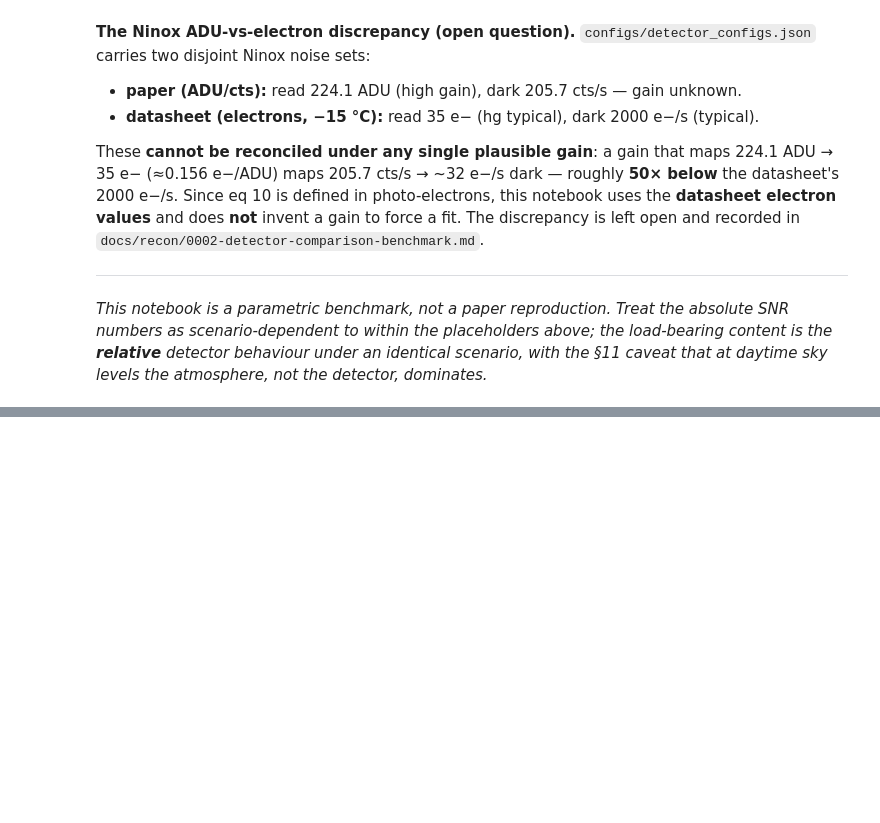
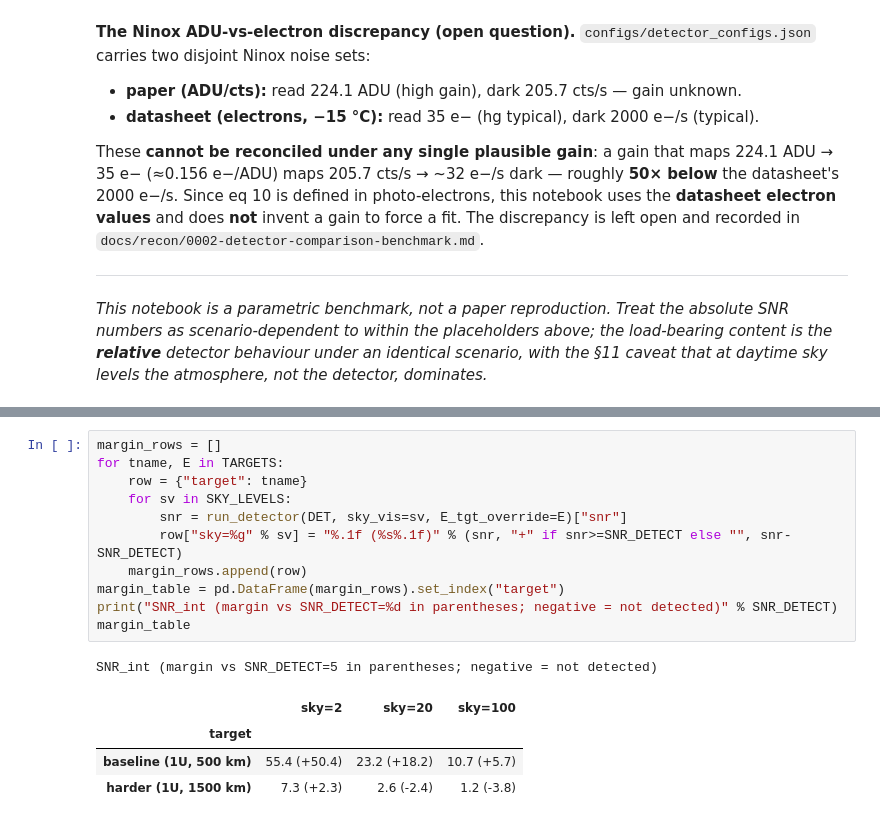
Before and after one commit to KevinKearney/SatSim, a Jupyter notebook: notebooks/radiometric_detector_comparison.ipynb, the cells around one changed output, grey strips where cells are left out. Saved outputs shown, nothing was run; the diff lists cells and outputs as text; blank space fills up the shorter version.

```diff
--- a/notebooks/radiometric_detector_comparison.ipynb
+++ b/notebooks/radiometric_detector_comparison.ipynb
@@ -508,0 +599,17 @@ not the detector, dominates.*
+# %%
+margin_rows = []
+for tname, E in TARGETS:
+    row = {"target": tname}
+    for sv in SKY_LEVELS:
+        snr = run_detector(DET, sky_vis=sv, E_tgt_override=E)["snr"]
+        row["sky=%g" % sv] = "%.1f (%s%.1f)" % (snr, "+" if snr>=SNR_DETECT else "", snr-SNR_DETECT)
+    margin_rows.append(row)
+margin_table = pd.DataFrame(margin_rows).set_index("target")
+print("SNR_int (margin vs SNR_DETECT=%d in parentheses; negative = not detected)" % SNR_DETECT)
+margin_table
+# %% [output]
+SNR_int (margin vs SNR_DETECT=5 in parentheses; negative = not detected)
+|  | sky=2 | sky=20 | sky=100 |
+| target |  |  |  |
+| baseline (1U, 500 km) | 55.4 (+50.4) | 23.2 (+18.2) | 10.7 (+5.7) |
+| harder (1U, 1500 km) | 7.3 (+2.3) | 2.6 (-2.4) | 1.2 (-3.8) |
```
Also changed, not shown: parts of 9 cells of this notebook.
